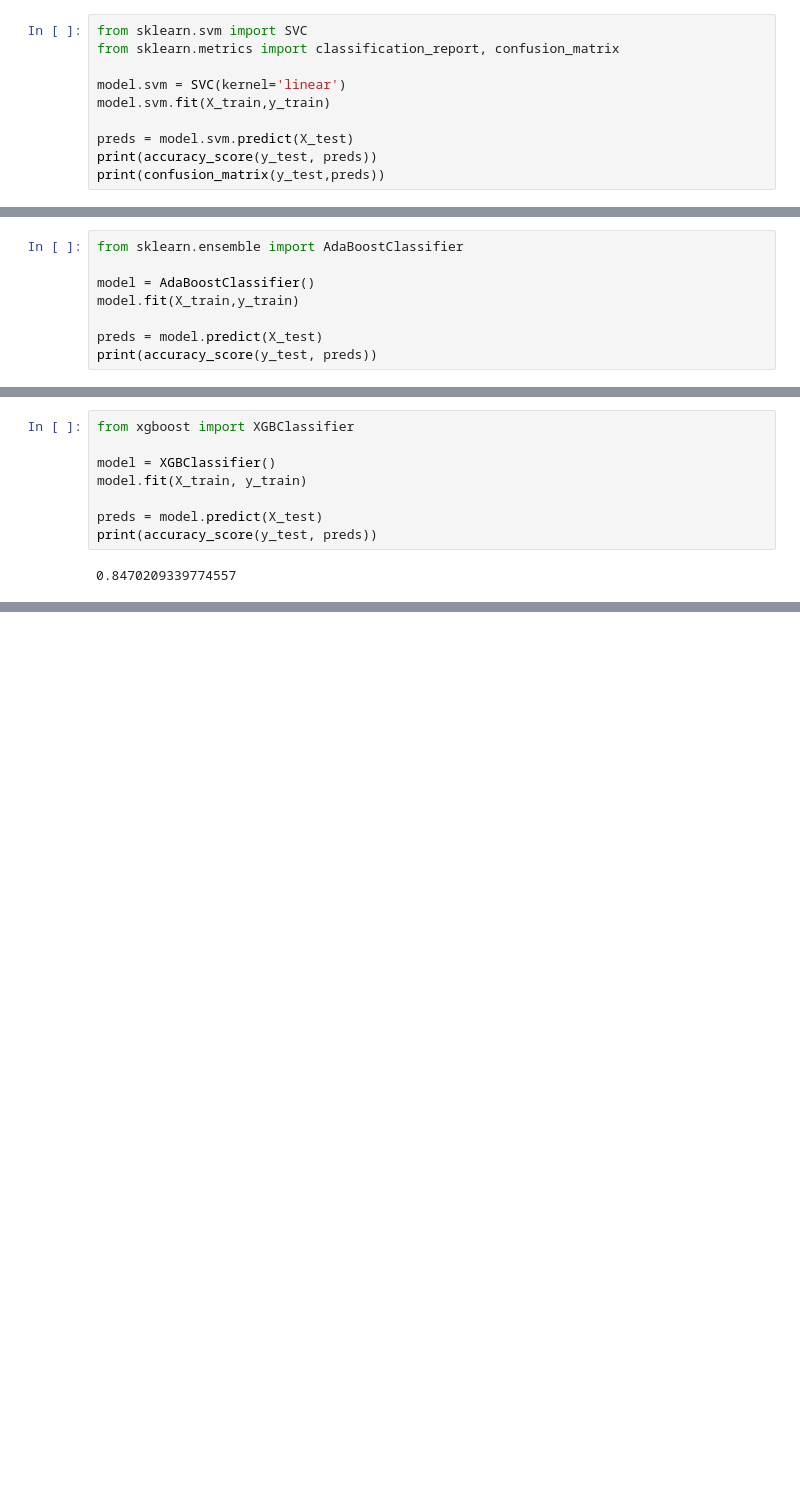
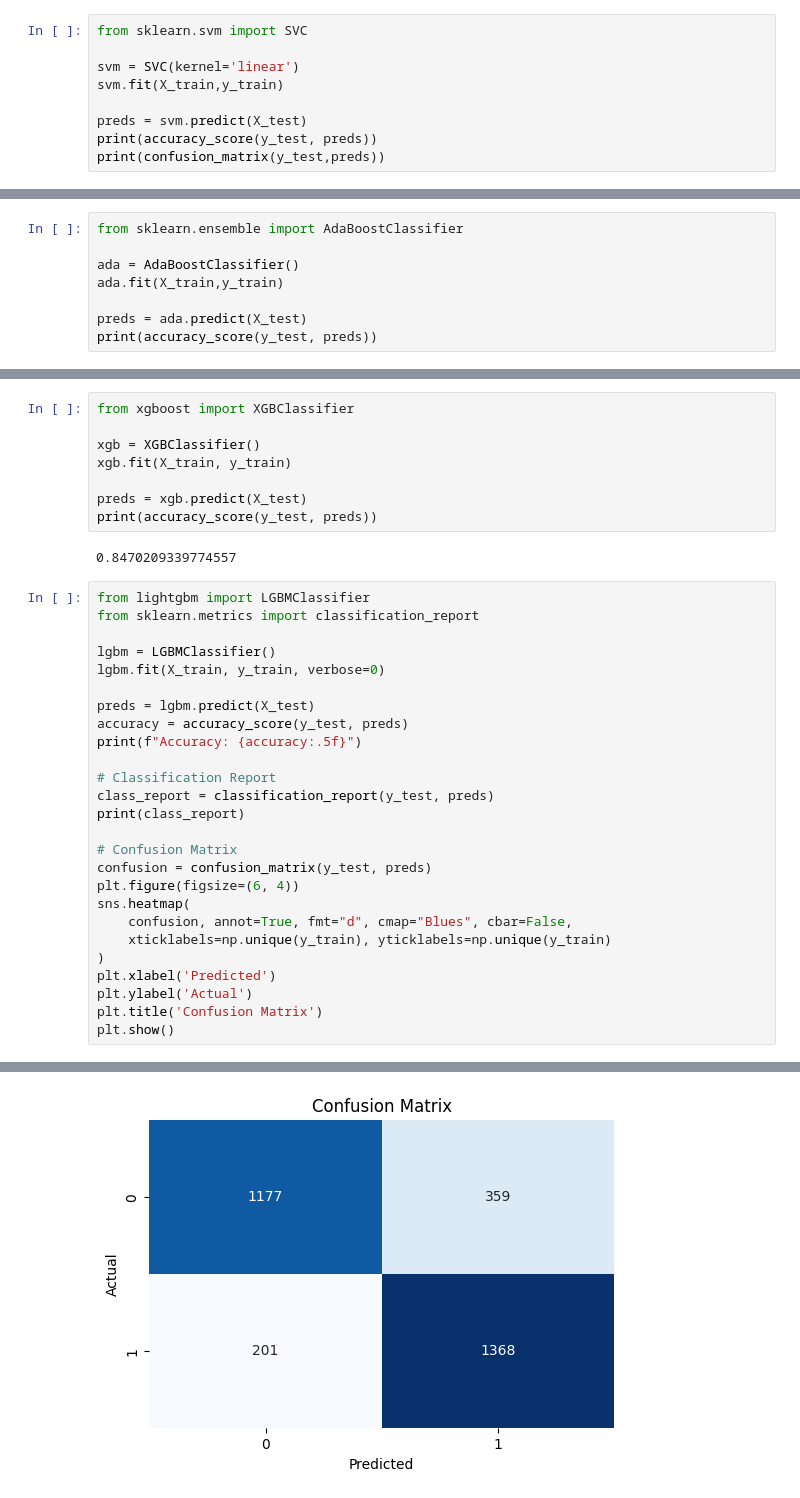
Before and after one commit to chanonchacharu/DM-TelcoChurnPrediction, a Jupyter notebook: churn-prediction-des434-data-analysis-and-ml.ipynb, the cells around one changed output, grey strips where cells are left out. Drawn from its saved outputs; the diff is of its cells as text; blank space fills up the shorter version.

```diff
--- a/churn-prediction-des434-data-analysis-and-ml.ipynb
+++ b/churn-prediction-des434-data-analysis-and-ml.ipynb
@@ -307,11 +372,10 @@ plt.show()
 # %%
 from sklearn.svm import SVC
-from sklearn.metrics import classification_report, confusion_matrix
 
-model.svm = SVC(kernel='linear')
-model.svm.fit(X_train,y_train)
+svm = SVC(kernel='linear')
+svm.fit(X_train,y_train)
 
-preds = model.svm.predict(X_test)
+preds = svm.predict(X_test)
 print(accuracy_score(y_test, preds))
 print(confusion_matrix(y_test,preds))
 # %% [output]
@@ -321,20 +414,47 @@ print(confusion_matrix(y_test,preds))
 # %%
 from sklearn.ensemble import AdaBoostClassifier
 
-model = AdaBoostClassifier()
-model.fit(X_train,y_train)
+ada = AdaBoostClassifier()
+ada.fit(X_train,y_train)
 
-preds = model.predict(X_test)
+preds = ada.predict(X_test)
 print(accuracy_score(y_test, preds))
 # %% [output]
 0.7697262479871175
 # %%
 from xgboost import XGBClassifier
 
-model = XGBClassifier()
-model.fit(X_train, y_train)
+xgb = XGBClassifier()
+xgb.fit(X_train, y_train)
 
-preds = model.predict(X_test)
+preds = xgb.predict(X_test)
 print(accuracy_score(y_test, preds))
 # %% [output]
 0.8470209339774557
+# %%
+from lightgbm import LGBMClassifier
+from sklearn.metrics import classification_report
+
+lgbm = LGBMClassifier()
+lgbm.fit(X_train, y_train, verbose=0)
+
+preds = lgbm.predict(X_test)
+accuracy = accuracy_score(y_test, preds)
+print(f"Accuracy: {accuracy:.5f}")
+
+# Classification Report
+class_report = classification_report(y_test, preds)
+print(class_report)
+
+# Confusion Matrix
+confusion = confusion_matrix(y_test, preds)
+plt.figure(figsize=(6, 4))
+sns.heatmap(
+    confusion, annot=True, fmt="d", cmap="Blues", cbar=False,
+    xticklabels=np.unique(y_train), yticklabels=np.unique(y_train)
+)
+plt.xlabel('Predicted')
+plt.ylabel('Actual')
+plt.title('Confusion Matrix')
+plt.show()
+# %% [output]
@@ -340,0 +470 @@ print(accuracy_score(y_test, preds))
+[figure, added]
```
Also changed, not shown: parts of 11 cells of this notebook.
